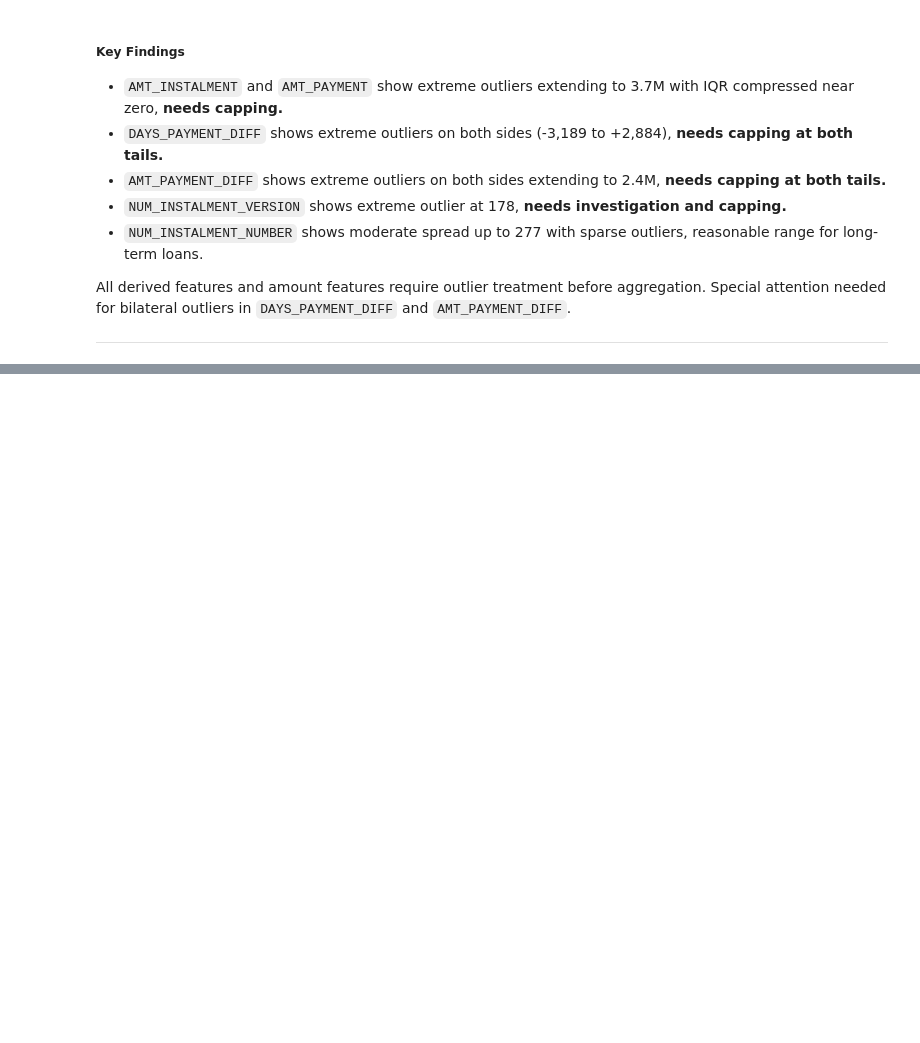
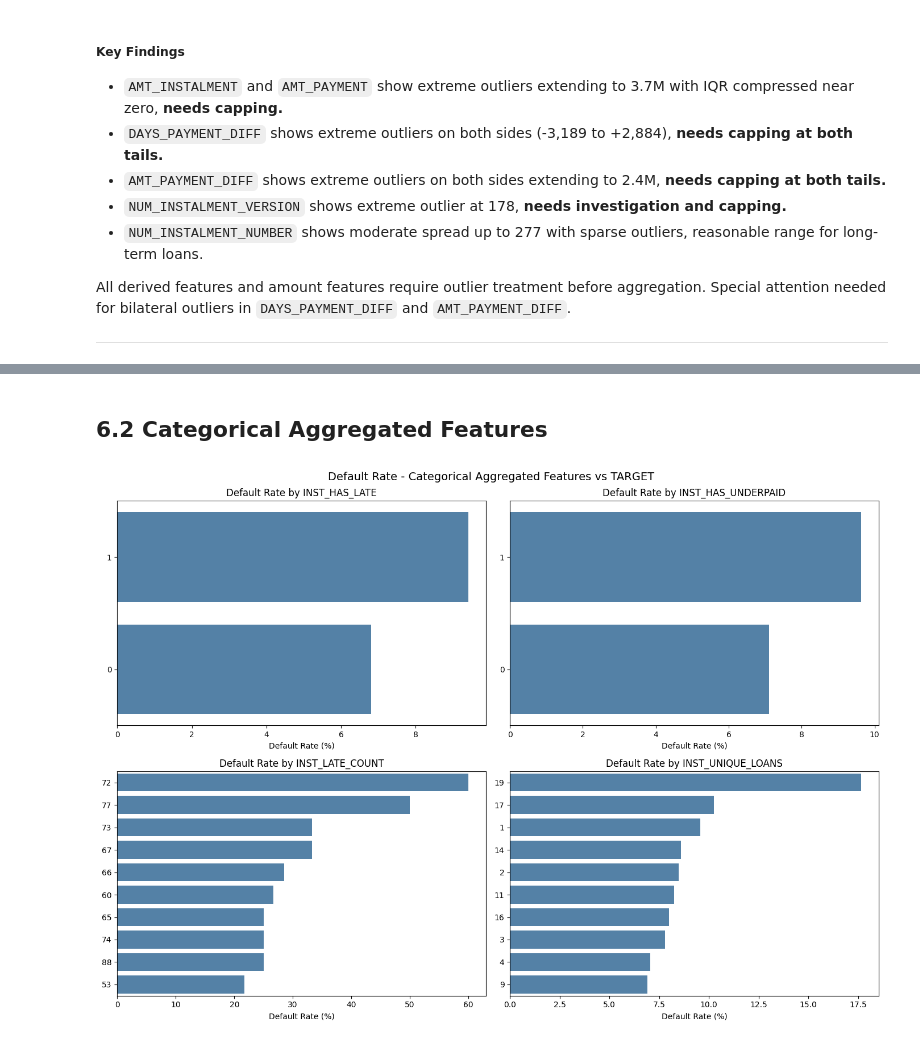
Before and after one commit to oknardo/Home_Credit_Scorecard_Model, a Jupyter notebook: EDA_installments_payments.ipynb, the cells around one changed output, grey strips where cells are left out. Drawn from its saved outputs; the diff is of its cells as text; code cells hidden in the pictures; blank space fills up the shorter version.

```diff
--- a/EDA_installments_payments.ipynb
+++ b/EDA_installments_payments.ipynb
@@ -374,0 +595,29 @@ All derived features and amount features require outlier treatment before aggreg
+# %% [markdown]
+## 6.2 Categorical Aggregated Features
+# %%
+# Select categorical aggregated features for default rate analysis
+cat_agg_features = [
+    'INST_HAS_LATE',
+    'INST_HAS_UNDERPAID',
+    'INST_LATE_COUNT',
+    'INST_UNIQUE_LOANS',
+]
+
+# Grid
+fig, axes = plt.subplots(nrows=2, ncols=2, figsize=(14, 10))
+axes = axes.flatten()
+
+for i, col in enumerate(cat_agg_features):
+    default_rate = df_inst_agg_target.groupby(col)['TARGET'].mean() * 100
+    default_rate = default_rate.sort_values(ascending=False).head(10)
+    sns.barplot(x=default_rate.values, y=default_rate.index.astype(str),
+                ax=axes[i], color='steelblue')
+    axes[i].set_title(f'Default Rate by {col}')
+    axes[i].set_xlabel('Default Rate (%)')
+    axes[i].set_ylabel('')
+
+plt.suptitle('Default Rate - Categorical Aggregated Features vs TARGET', fontsize=14)
+plt.tight_layout()
+plt.show()
+# %% [output]
+[figure, added]
```
Also changed, not shown: parts of 18 cells of this notebook.
